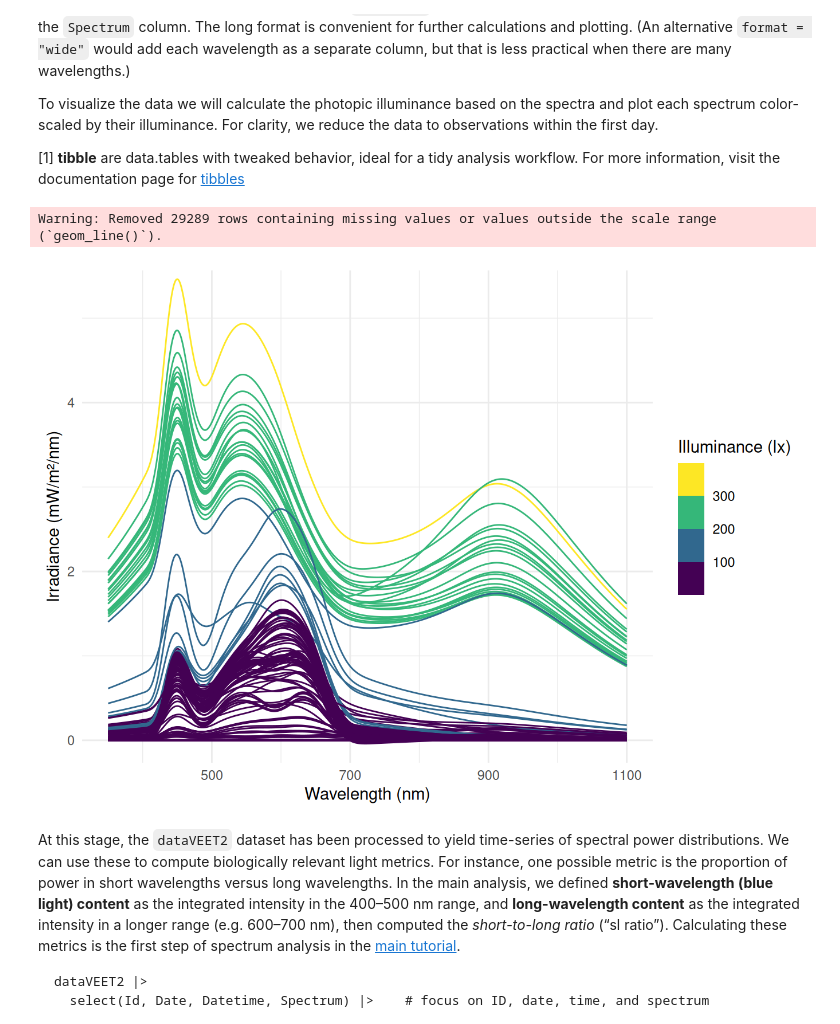
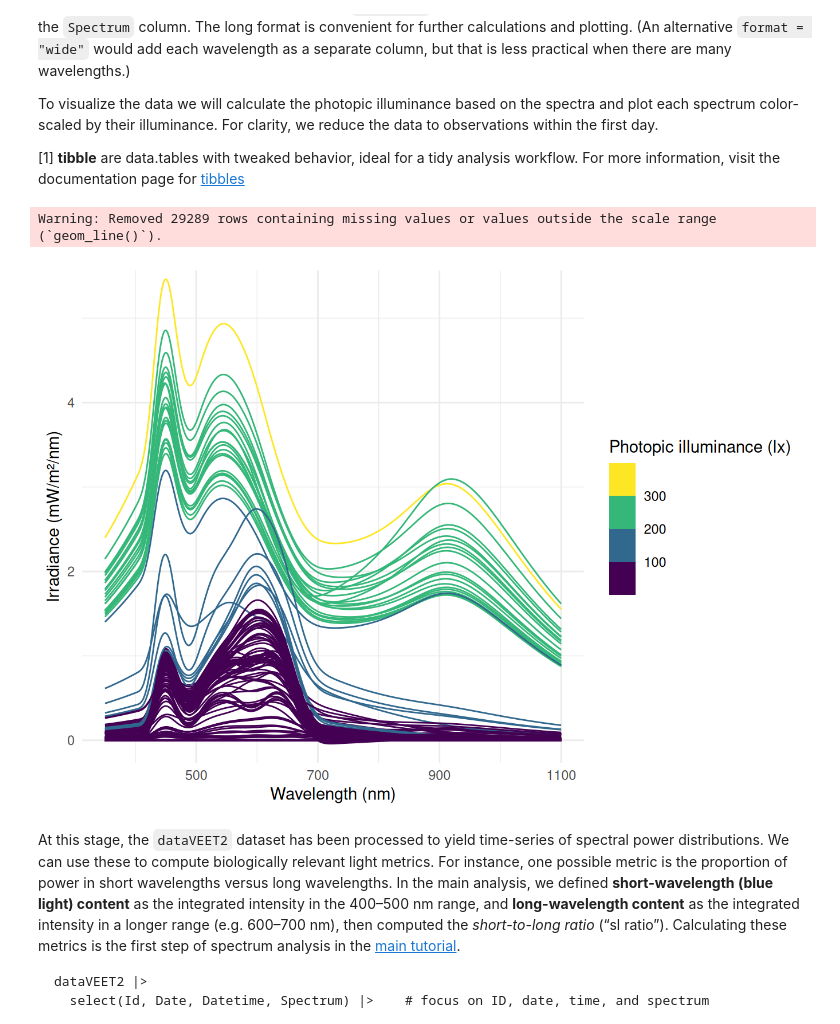
Before and after one commit to tscnlab/ZaunerEtAl_JVis_2025, a Jupyter notebook: supplement.embed.ipynb, the cells around one changed output. Saved outputs shown, nothing was run; the diff lists cells and outputs as text; code cells hidden in the pictures.

```diff
--- a/supplement.embed.ipynb
+++ b/supplement.embed.ipynb
@@ -373,23 +373,23 @@ To visualize the data we will calculate the photopic illuminance based on the sp
 # %%
 dataVEET2 |>
   filter_Date(length = "1 day") |> #keep only observations for one day (from start)
   mutate(
     Illuminance = Spectrum |> #Use the spectrum,...
       map_dbl(spectral_integration, #... call the function spectral_integration for each,...
               action.spectrum = "photopic", #... use the brightness sensitivity function,...
               general.weight = "auto") #... and apply the appropriate efficacy weight.
   ) |>
   unnest(Spectrum) |> #create a long format of the data where the spectrum is unnested
   ggplot(aes(x = wavelength, y = irradiance*1000, group = Datetime)) +
   geom_line(aes(col = Illuminance)) +
-  labs(y = "Irradiance (mW/m²/nm)", x = "Wavelength (nm)", col = "Illuminance (lx)")+
+  labs(y = "Irradiance (mW/m²/nm)", x = "Wavelength (nm)", col = "Photopic illuminance (lx)")+
   scale_color_viridis_b() +
   coord_cartesian(ylim = c(0,5.3)) +
   theme_minimal()
 # %% [output]
 Warning: Removed 29289 rows containing missing values or values outside the scale range
 (`geom_line()`).
-[figure, old version]
+[figure, new version]
 # %% [markdown]
 At this stage, the `dataVEET2` dataset has been processed to yield time-series of spectral power distributions. We can use these to compute biologically relevant light metrics. For instance, one possible metric is the proportion of power in short wavelengths versus long wavelengths. In the main analysis, we defined **short-wavelength (blue light) content** as the integrated intensity in the 400–500 nm range, and **long-wavelength content** as the integrated intensity in a longer range (e.g. 600–700 nm), then computed the *short-to-long ratio* (“sl ratio”). Calculating these metrics is the first step of spectrum analysis in the [main tutorial](https://tscnlab.github.io/ZaunerEtAl_2025_JOV/#spectrum).
 
```
Also changed, not shown: parts of 1 cell of this notebook, 13 other files.
